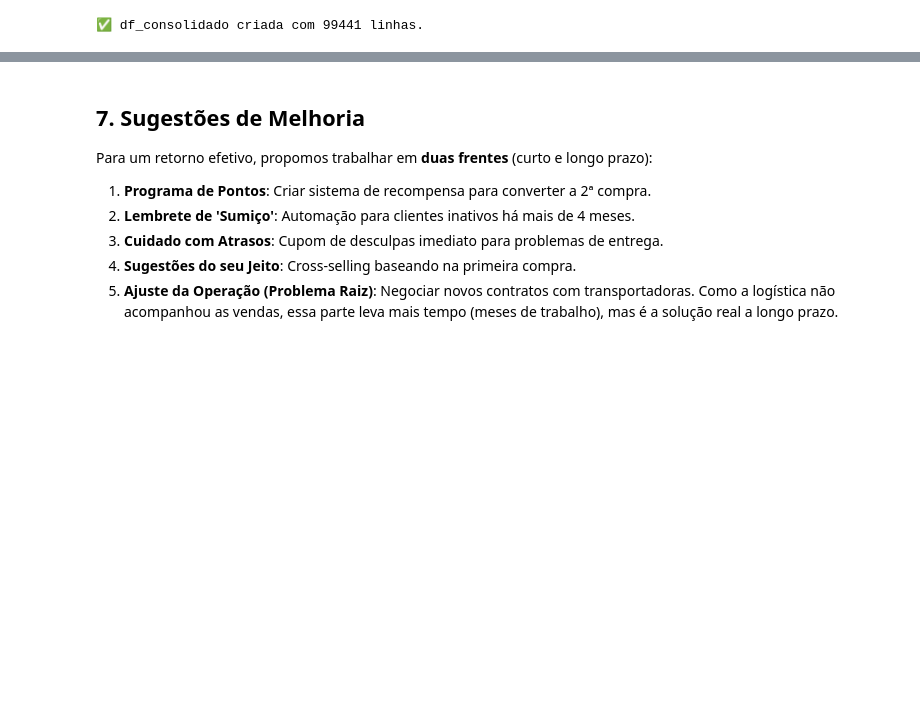
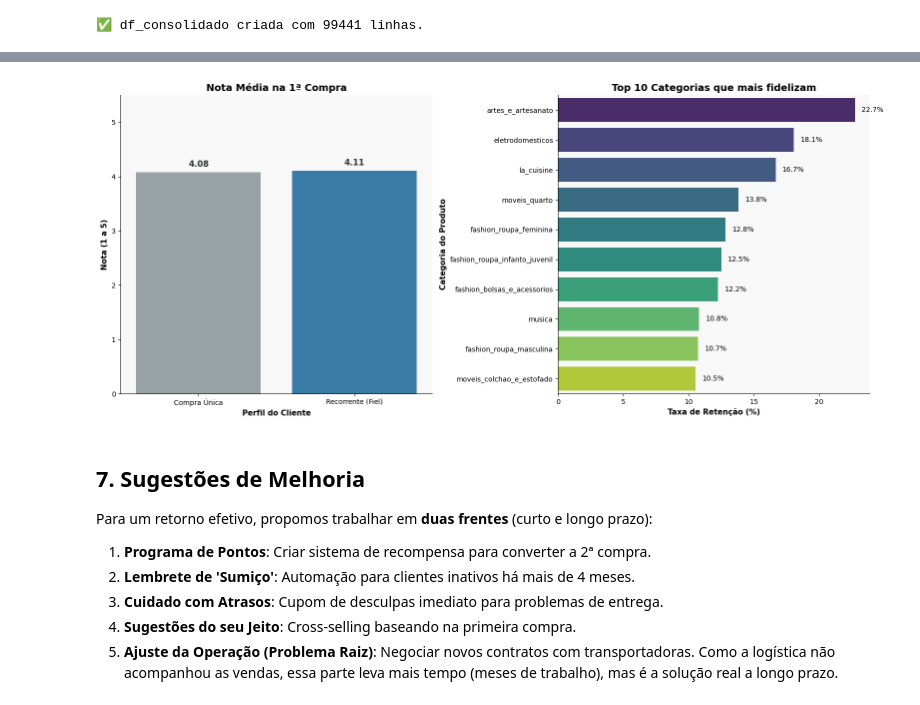
Before and after one commit to evellynjardini/Data-Analytics---Grupo-24, a Jupyter notebook: 1 - Projeto-Olist-KPIs/notebooks/Tech_Challenge_Grupo24_Allan.ipynb, the cells around one changed output, grey strips where cells are left out. Drawn from its saved outputs; the diff is of its cells as text; code cells hidden in the pictures; blank space fills up the shorter version.

```diff
--- a/1 - Projeto-Olist-KPIs/notebooks/Tech_Challenge_Grupo24_Allan.ipynb
+++ b/1 - Projeto-Olist-KPIs/notebooks/Tech_Challenge_Grupo24_Allan.ipynb
@@ -91,3 +146,41 @@ print(f"✅ df_consolidado criada com {df_consolidado.shape[0]} linhas.")
+# %%
+# 3. Fatores de Recompra: Avaliações e Categorias
+df_primeira = df_consolidado.sort_values('order_purchase_timestamp').groupby('customer_unique_id').first().reset_index()
+clientes_fieis = pedidos_por_cliente[pedidos_por_cliente['qtd_pedidos'] > 1]['customer_unique_id']
+df_primeira['tipo_cliente'] = df_primeira['customer_unique_id'].apply(lambda x: 'Recorrente (Fiel)' if x in clientes_fieis.values else 'Compra Única')
+fig, (ax1, ax2) = plt.subplots(1, 2, figsize=(16, 7))
+# Gráfico A: Gráfico de Barras com a Nota Média
+satisfacao_media = df_primeira.groupby('tipo_cliente')['review_score'].mean().reset_index()
+sns.barplot(
+    data=satisfacao_media, x='tipo_cliente', y='review_score', ax=ax1,
+    palette={'Compra Única': '#95a5a6', 'Recorrente (Fiel)': '#2980b9'}
+)
+ax1.set_title('Nota Média na 1ª Compra', fontsize=14, fontweight='bold')
+ax1.set_xlabel('Perfil do Cliente', fontsize=11, fontweight='bold')
+ax1.set_ylabel('Nota (1 a 5)', fontsize=11, fontweight='bold')
+ax1.set_ylim(0, 5.5) # Limite fixo para representar a nota máxima
+# Adicionando o rótulo de dados no topo de cada barra para facilitar a leitura
+for p in ax1.patches:
+    ax1.annotate(f'{p.get_height():.2f}',
+                 (p.get_x() + p.get_width() / 2., p.get_height()),
+                 ha='center', va='bottom', fontsize=12, fontweight='bold',
+                 color='#2d3436', xytext=(0, 5), textcoords='offset points')
+sns.despine(ax=ax1)
+# Gráfico B: Categorias de Produtos com Maior Taxa de Retenção
+df_cat = df_consolidado.dropna(subset=['product_category_name'])
+df_cat['fiel'] = df_cat['customer_unique_id'].isin(clientes_fieis)
+top_cats = df_cat.groupby('product_category_name')['fiel'].mean().sort_values(ascending=False).head(10) * 100
+sns.barplot(x=top_cats.values, y=top_cats.index, ax=ax2, palette='viridis')
+ax2.set_title('Top 10 Categorias que mais fidelizam', fontsize=14, fontweight='bold')
+ax2.set_xlabel('Taxa de Retenção (%)', fontsize=11, fontweight='bold')
+ax2.set_ylabel('Categoria do Produto', fontsize=11, fontweight='bold')
+for i, v in enumerate(top_cats.values):
+    ax2.text(v + 0.5, i, f'{v:.1f}%', va='center', fontsize=10)
+sns.despine(ax=ax2)
+plt.tight_layout()
+plt.show()
+# %% [output]
+[figure, added]
 # %% [markdown]
 ## **7. Sugestões de Melhoria**
 
```
Also changed, not shown: parts of 2 cells of this notebook.
